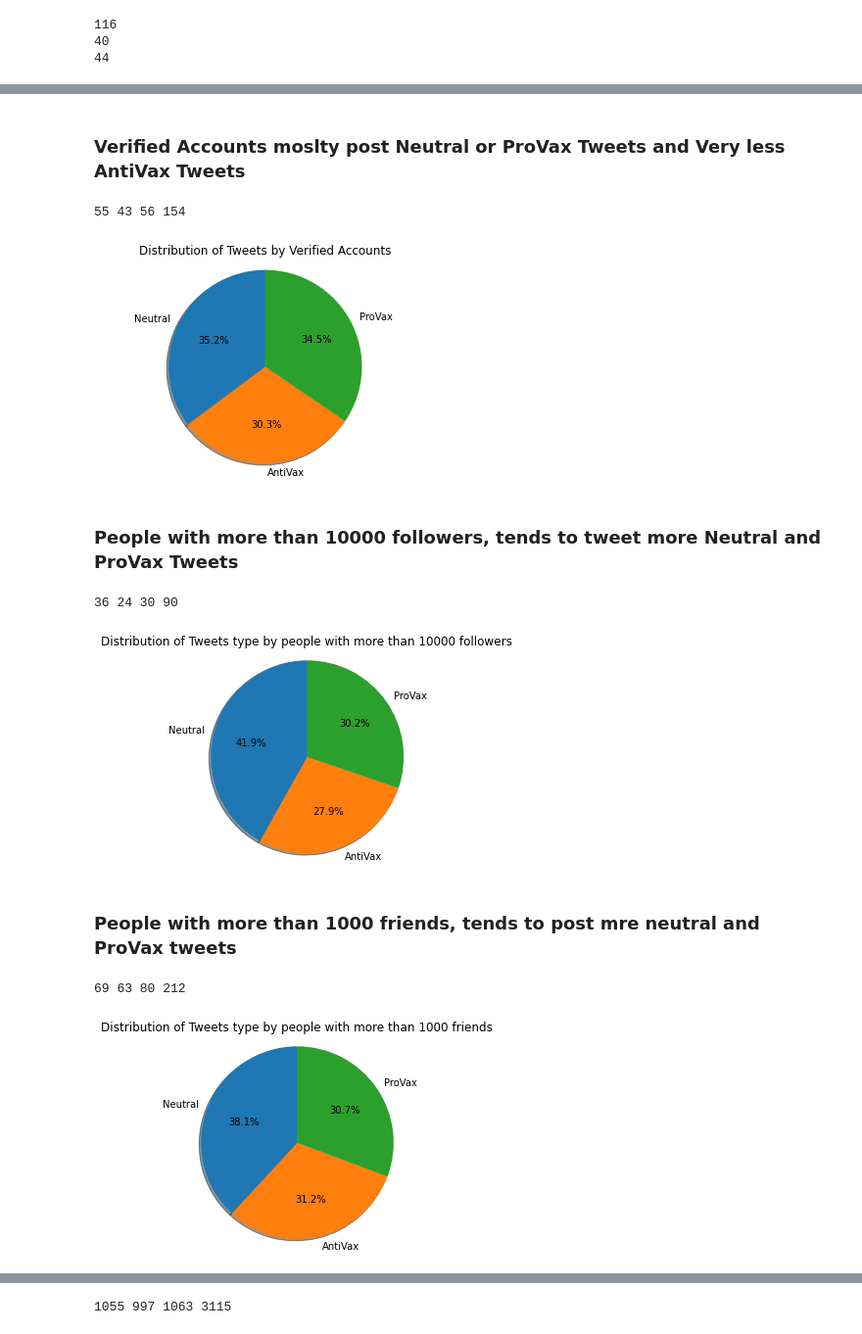
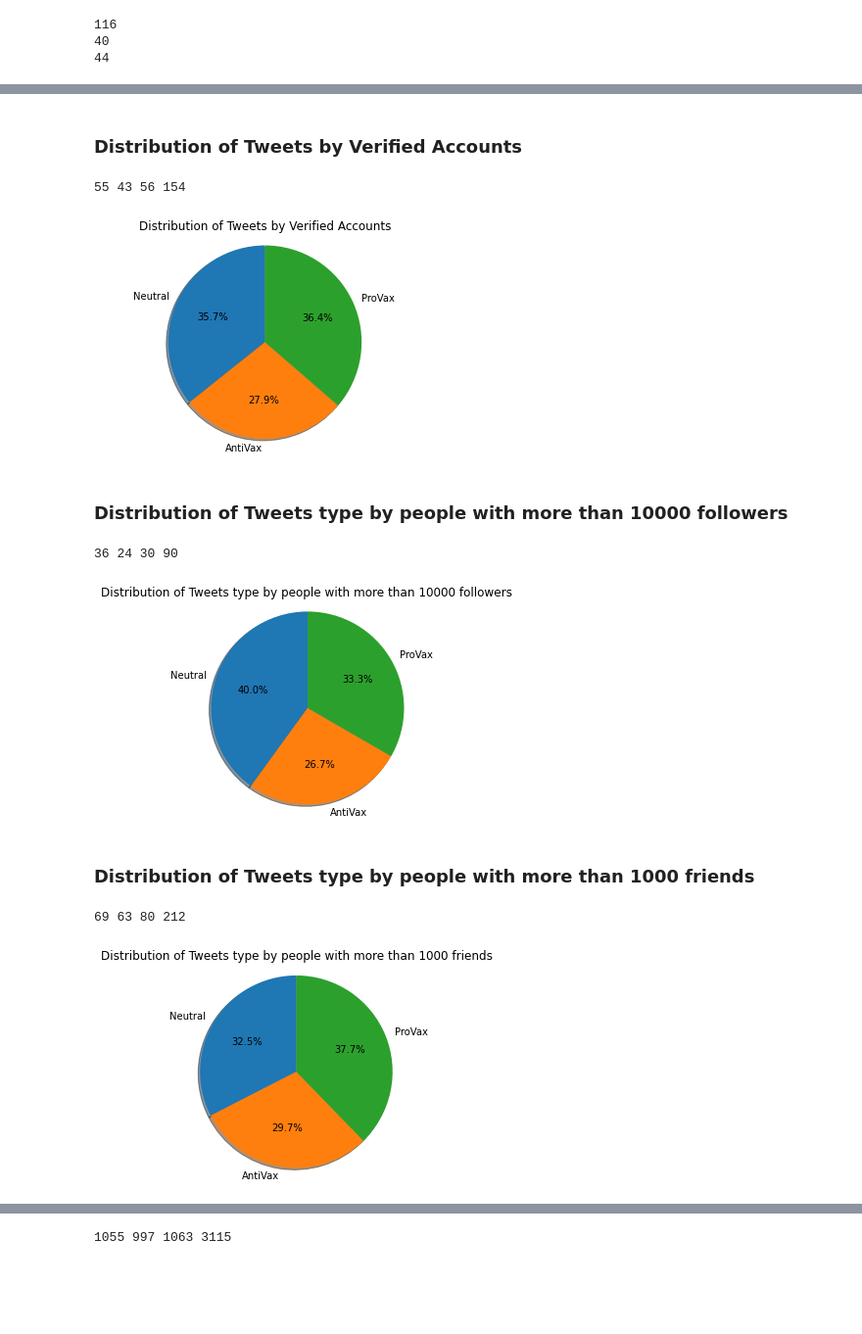
Before and after one commit to shivangibithel/IRMiDis_Task2, a Jupyter notebook: Muller's_Data_Exploration.ipynb, the cells around one changed output, grey strips where cells are left out. Shown at 98% size. Saved outputs shown, nothing was run; the diff lists cells and outputs as text; code cells hidden in the pictures; blank space fills up the shorter version.

```diff
--- a/Muller's_Data_Exploration.ipynb
+++ b/Muller's_Data_Exploration.ipynb
@@ -311,7 +311,7 @@ Text(0.5, 1.0, 'Length Histogram')
 # %%
 Tweet_df_available = result
-# %% [markdown]
-### **Verified Accounts moslty post Neutral or ProVax Tweets and Very less AntiVax Tweets**
+# %% [markdown]
+### **Distribution of Tweets by Verified Accounts**
 # %%
 # Neutral, AntiVax, ProVax, count =0,0, 0,0
 # for i in range(len(Tweet_df_available)):
@@ -345,7 +345,7 @@ import matplotlib.pyplot as plt
 
 # Pie chart, where the slices will be ordered and plotted counter-clockwise:
 labels = 'Neutral', 'AntiVax', 'ProVax'
-sizes = [50, 43, 49]
+sizes = [55, 43, 56]
 explode = (0, 0, 0)
 
 fig1, ax1 = plt.subplots()
@@ -355,9 +355,9 @@ ax1.axis('equal')  # Equal aspect ratio ensures that pie is drawn as a circle.
 plt.title("Distribution of Tweets by Verified Accounts")
 plt.show()
 # %% [output]
-[figure, old version]
+[figure, new version]
-# %% [markdown]
-### People with more than 10000 followers, tends to tweet more Neutral and ProVax Tweets
+# %% [markdown]
+### **Distribution of Tweets type by people with more than 10000 followers**
 # %%
 Neutral, AntiVax, ProVax, count =0,0, 0,0
 for i in range(len(Tweet_df_available)):
@@ -378,7 +378,7 @@ import matplotlib.pyplot as plt
 
 # Pie chart, where the slices will be ordered and plotted counter-clockwise:
 labels = 'Neutral', 'AntiVax', 'ProVax'
-sizes = [36, 24, 26]
+sizes = [36, 24, 30]
 explode = (0, 0, 0)
 
 fig1, ax1 = plt.subplots()
@@ -388,9 +388,9 @@ ax1.axis('equal')  # Equal aspect ratio ensures that pie is drawn as a circle.
 plt.title("Distribution of Tweets type by people with more than 10000 followers")
 plt.show()
 # %% [output]
-[figure, old version]
+[figure, new version]
-# %% [markdown]
-### **People with more than 1000 friends, tends to post mre neutral and ProVax tweets**
+# %% [markdown]
+### **Distribution of Tweets type by people with more than 1000 friends**
 # %%
 Neutral, AntiVax, ProVax, count =0,0, 0,0
 for i in range(len(Tweet_df_available)):
@@ -408,17 +408,17 @@ print(Neutral, AntiVax, ProVax, count)
 # %%
 # Piechart
 import matplotlib.pyplot as plt
 
 # Pie chart, where the slices will be ordered and plotted counter-clockwise:
 labels = 'Neutral', 'AntiVax', 'ProVax'
-sizes = [77,63,62]
+sizes = [69,63,80]
 explode = (0, 0, 0)
 
 fig1, ax1 = plt.subplots()
 ax1.pie(sizes, explode=explode, labels=labels, autopct='%1.1f%%',
         shadow=True, startangle=90)
 ax1.axis('equal')  # Equal aspect ratio ensures that pie is drawn as a circle.
 plt.title("Distribution of Tweets type by people with more than 1000 friends")
 plt.show()
 # %% [output]
-[figure, old version]
+[figure, new version]
```
Also changed, not shown: parts of 9 cells of this notebook.
